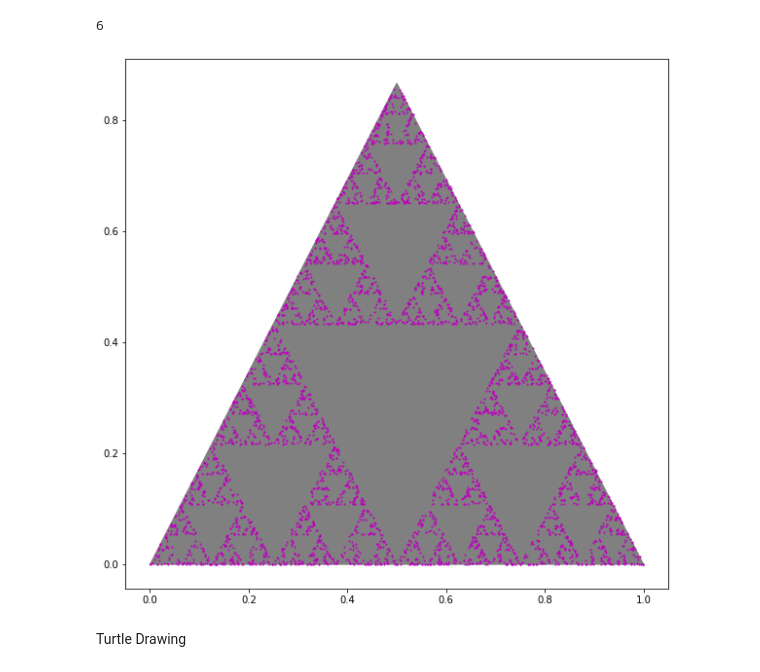
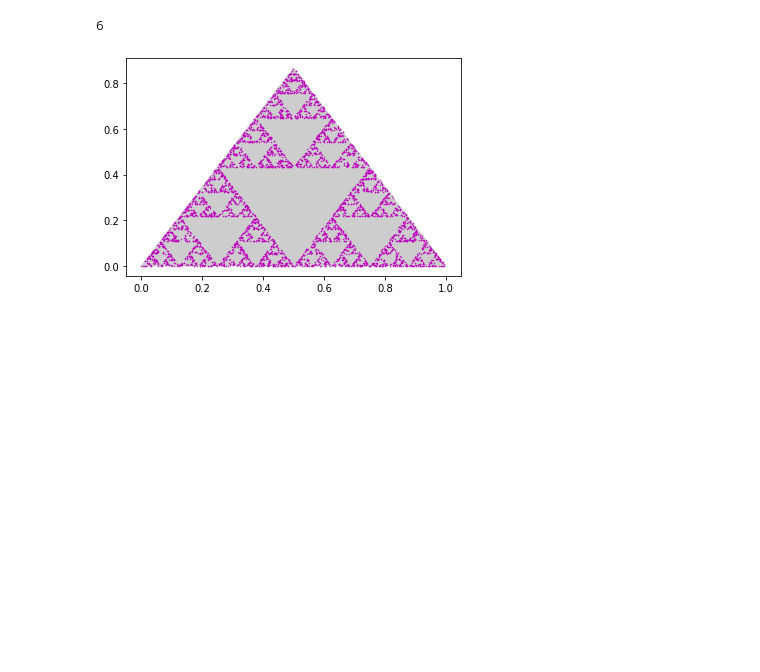
Before and after one commit to janroddy/misc_math, a Jupyter notebook: Game_Of_Chaos.ipynb, the cells around one changed output. Drawn from its saved outputs; the diff is of its cells as text; code cells hidden in the pictures; blank space fills up the shorter version.

```diff
--- a/Game_Of_Chaos.ipynb
+++ b/Game_Of_Chaos.ipynb
@@ -40,6 +38,7 @@ print (roll_die())
 import numpy as np
 import pylab
 from random import randint
+import matplotlib.pyplot as plt
 from matplotlib.pyplot import figure
 
 #returns the x and y coordinates of the midpoint of two points
@@ -59,36 +58,34 @@ vertex_b = [1,0]
 vertex_c = [.5,np.sqrt(3)/2]
 
 
 X = np.array([vertex_a, vertex_b, vertex_c])
 
-plt.figure(figsize=(10,10))
+#plt.figure(figsize=(5,5))
 
-triangle = plt.Polygon(X[:3,:], color='grey')
+triangle = plt.Polygon(X[:3,:], color='#CDCDCD')
 plt.gca().add_patch(triangle)
 
 #plt.show()
 
 pylab.plot(vertex_a[0],vertex_b[1],'m.',markersize=1)
 
 #returns ranom int to represent die roll (1-6)
 def roll_die():
     roll = randint(1,7)
     return roll
 
 #Mark current point
 for turn in range(num_turns):
     current_roll = roll_die()
     if current_roll == 1 or current_roll == 2:
         current_point = midpoint(current_point, vertex_a)
     elif current_roll == 3 or current_roll == 4:
         current_point = midpoint(current_point, vertex_b)
     elif current_roll == 5 or current_roll == 6:
         current_point = midpoint(current_point, vertex_c)
     # plot the new current point
-    pylab.plot(current_point[0],current_point[1],'m.',markersize=2)
+    pylab.plot(current_point[0],current_point[1],'m.',markersize=1)
 
 pylab.show()
 # %% [output]
-[figure, old version]
+[figure, new version]
-# %% [markdown]
-Turtle Drawing
```
Also changed, not shown: parts of 2 cells of this notebook.
